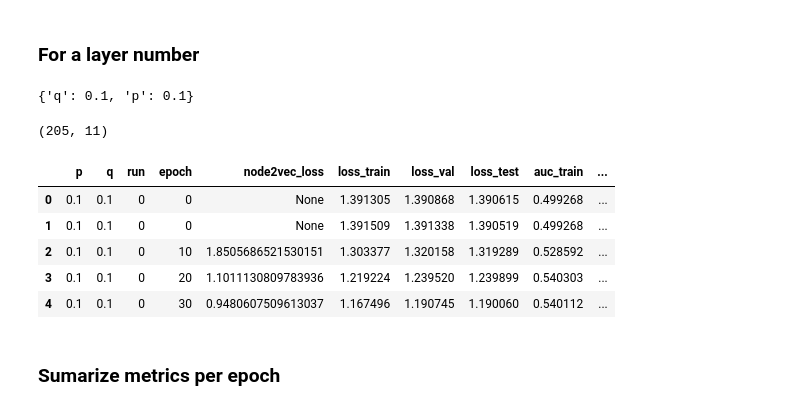
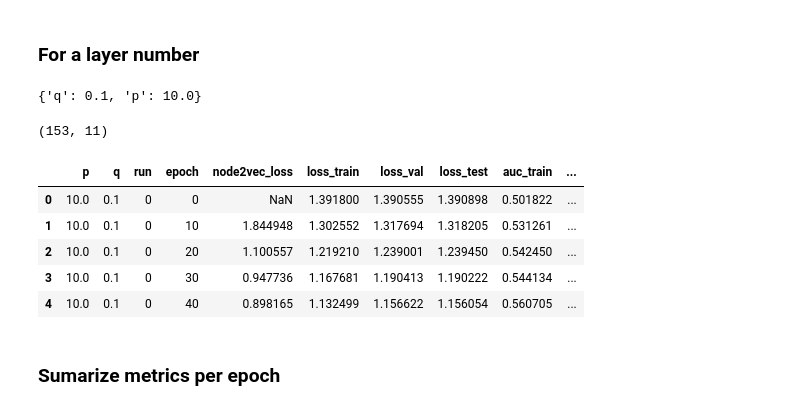
Before and after one commit to caiolmart/node-concordance, a Jupyter notebook: notebooks/gamma_function/arxiv/07-1-positional_node2vec_omega_function.ipynb, the cells around one changed output. Drawn from its saved outputs; the diff is of its cells as text; code cells hidden in the pictures.

```diff
--- a/notebooks/gamma_function/arxiv/07-1-positional_node2vec_omega_function.ipynb
+++ b/notebooks/gamma_function/arxiv/07-1-positional_node2vec_omega_function.ipynb
@@ -105,22 +105,27 @@ param_grid = ParameterGrid({
     'p': pq_space,
     'q': pq_space,
 })
-# %%
-param_grid[0]
-# %% [output]
-{'q': 0.1, 'p': 0.1}
+# %%
+chosen_param = param_grid[20]
+chosen_param
+# %% [output]
+{'q': 0.1, 'p': 10.0}
 # %%
-metrics = PositionalOmegaNode2Vec.read_metrics(**param_grid[0])
+metrics = PositionalOmegaNode2Vec.read_metrics(
+    dataset='ogbn-arxiv',
+    **chosen_param
+)
+metrics['node2vec_loss'] = metrics['node2vec_loss'].replace('None', np.nan).astype(float)
 print(metrics.shape)
 metrics.head()
 # %% [output]
-(205, 11)
+(153, 11)
 |  | p | q | run | epoch | node2vec_loss | loss_train | loss_val | loss_test | auc_train | ... |
-| 0 | 0.1 | 0.1 | 0 | 0 | None | 1.391305 | 1.390868 | 1.390615 | 0.499268 | ... |
-| 1 | 0.1 | 0.1 | 0 | 0 | None | 1.391509 | 1.391338 | 1.390519 | 0.499268 | ... |
-| 2 | 0.1 | 0.1 | 0 | 10 | 1.8505686521530151 | 1.303377 | 1.320158 | 1.319289 | 0.528592 | ... |
-| 3 | 0.1 | 0.1 | 0 | 20 | 1.1011130809783936 | 1.219224 | 1.239520 | 1.239899 | 0.540303 | ... |
-| 4 | 0.1 | 0.1 | 0 | 30 | 0.9480607509613037 | 1.167496 | 1.190745 | 1.190060 | 0.540112 | ... |
+| 0 | 10.0 | 0.1 | 0 | 0 | NaN | 1.391800 | 1.390555 | 1.390898 | 0.501822 | ... |
+| 1 | 10.0 | 0.1 | 0 | 10 | 1.844948 | 1.302552 | 1.317694 | 1.318205 | 0.531261 | ... |
+| 2 | 10.0 | 0.1 | 0 | 20 | 1.100557 | 1.219210 | 1.239001 | 1.239450 | 0.542450 | ... |
+| 3 | 10.0 | 0.1 | 0 | 30 | 0.947736 | 1.167681 | 1.190413 | 1.190222 | 0.544134 | ... |
+| 4 | 10.0 | 0.1 | 0 | 40 | 0.898165 | 1.132499 | 1.156622 | 1.156054 | 0.560705 | ... |
 # %% [markdown]
 ### Sumarize metrics per epoch
 # %%
```
Also changed, not shown: parts of 7 cells of this notebook, 3 other files.
